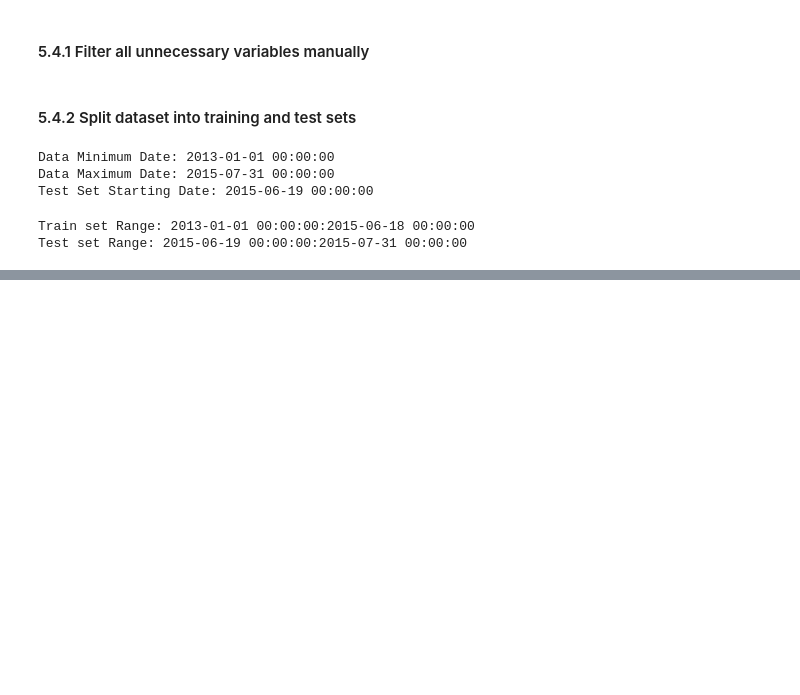
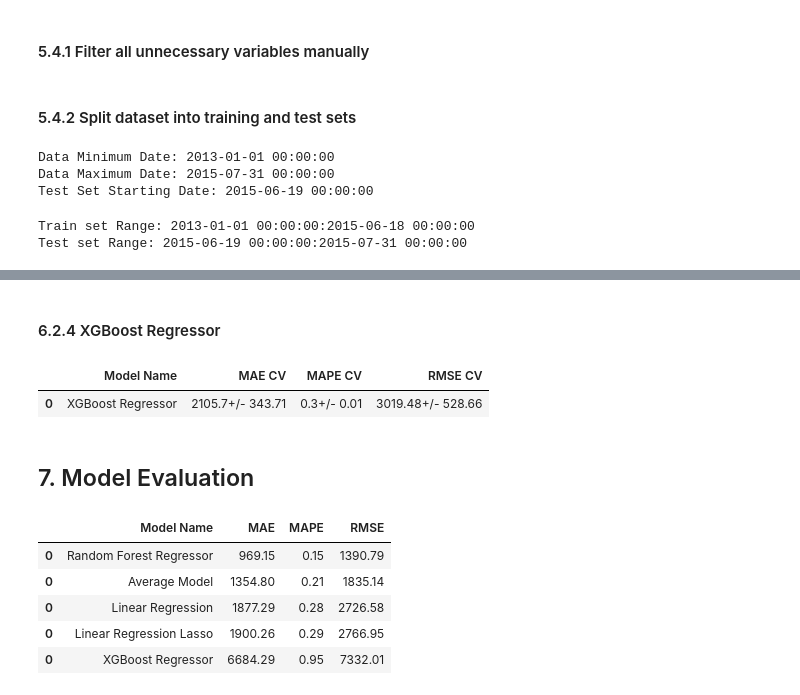
Before and after one commit to MikeMadeira/Rossmann-Store-Sales-Forecasting, a Jupyter notebook: notebooks/1.0-end-to-end-msm.ipynb, the cells around one changed output, grey strips where cells are left out. Drawn from its saved outputs; the diff is of its cells as text; code cells hidden in the pictures; blank space fills up the shorter version.

Commit message:
Models trained and evaluated and cross validated

```diff
--- a/notebooks/1.0-end-to-end-msm.ipynb
+++ b/notebooks/1.0-end-to-end-msm.ipynb
@@ -1533,0 +1649,5 @@ stores_sales_df_preprocess = stores_sales_df_preprocess[final_cols_selected]
+# %%
+X_train = X_train.drop(['sales','date'],axis=1).values
+y_train = y_train.values.ravel()
+X_test = X_test.drop(['sales','date'],axis=1).values
+y_test = y_test.values.ravel()
@@ -1533,0 +1673,12 @@ stores_sales_df_preprocess = stores_sales_df_preprocess[final_cols_selected]
+# %%
+# model instantiation and parameters
+lrr = Lasso(alpha=0.01)
+
+# model training
+lrr = lrr.fit(X_train, y_train)
+
+# prediction
+y_pred = lrr.predict(X_test)
+
+# model performance evaluation
+lrr_result = ml_error('Linear Regression Lasso', np.exp(y_pred), np.exp(y_test))
@@ -1533,0 +1706,5 @@ stores_sales_df_preprocess = stores_sales_df_preprocess[final_cols_selected]
+# %%
+rf_result = pd.DataFrame({'Model Name': 'Random Forest Regressor',
+                          'MAE': 969.15,
+                          'MAPE': 0.15,
+                          'RMSE': 1390.79}, index=[0])
@@ -1533,0 +1713,18 @@ stores_sales_df_preprocess = stores_sales_df_preprocess[final_cols_selected]
+# %%
+# model instantiation and parameters
+model_xgb = xgb.XGBRegressor(objective='reg:squarederror',
+                             n_estimators=100,
+                             eta=0.01,
+                             max_depth=10,
+                             subsample=0.7,
+                             colsample_bytree=0.9,
+                             random_state=42)
+
+# model training
+model_xgb = model_xgb.fit(X_train, y_train)
+
+# prediction
+y_pred = model_xgb.predict(X_test)
+
+# model performance evaluation
+xgb_result = ml_error('XGBoost Regressor', np.exp(y_pred), np.exp(y_test))
@@ -1533,0 +1800,2 @@ stores_sales_df_preprocess = stores_sales_df_preprocess[final_cols_selected]
+# %% [markdown]
+#### 6.2.4 XGBoost Regressor
@@ -1533,0 +1811,19 @@ stores_sales_df_preprocess = stores_sales_df_preprocess[final_cols_selected]
+# %%
+xgb_result_cv = cross_validation(X_train,k_fold=5,validation_set_size=42,target_variable='sales',drop_columns=['date','sales'],model_name='XGBoost Regressor',model=lr,verbose=False)
+
+xgb_result_cv
+# %% [output]
+|  | Model Name | MAE CV | MAPE CV | RMSE CV |
+| 0 | XGBoost Regressor | 2105.7+/- 343.71 | 0.3+/- 0.01 | 3019.48+/- 528.66 |
+# %% [markdown]
+## 7. Model Evaluation
+# %%
+models_result = pd.concat([avg_model_result, lr_result, lrr_result, rf_result, xgb_result])
+models_result.sort_values('RMSE')
+# %% [output]
+|  | Model Name | MAE | MAPE | RMSE |
+| 0 | Random Forest Regressor | 969.15 | 0.15 | 1390.79 |
+| 0 | Average Model | 1354.80 | 0.21 | 1835.14 |
+| 0 | Linear Regression | 1877.29 | 0.28 | 2726.58 |
+| 0 | Linear Regression Lasso | 1900.26 | 0.29 | 2766.95 |
+| 0 | XGBoost Regressor | 6684.29 | 0.95 | 7332.01 |
```
Also changed, not shown: parts of 42 cells of this notebook.
